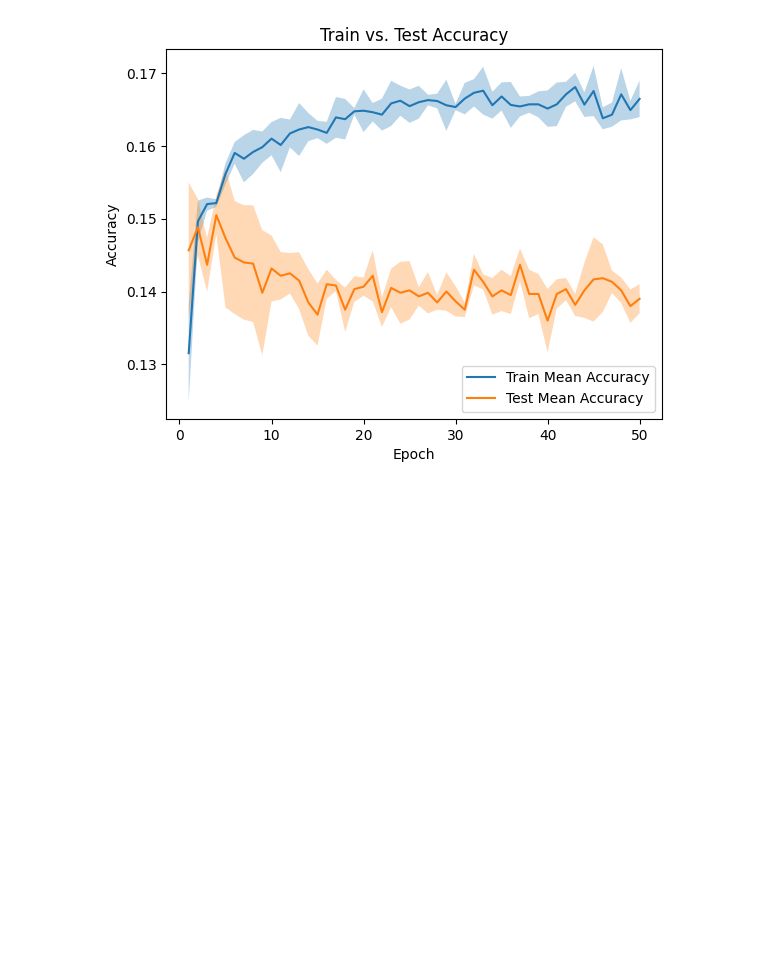
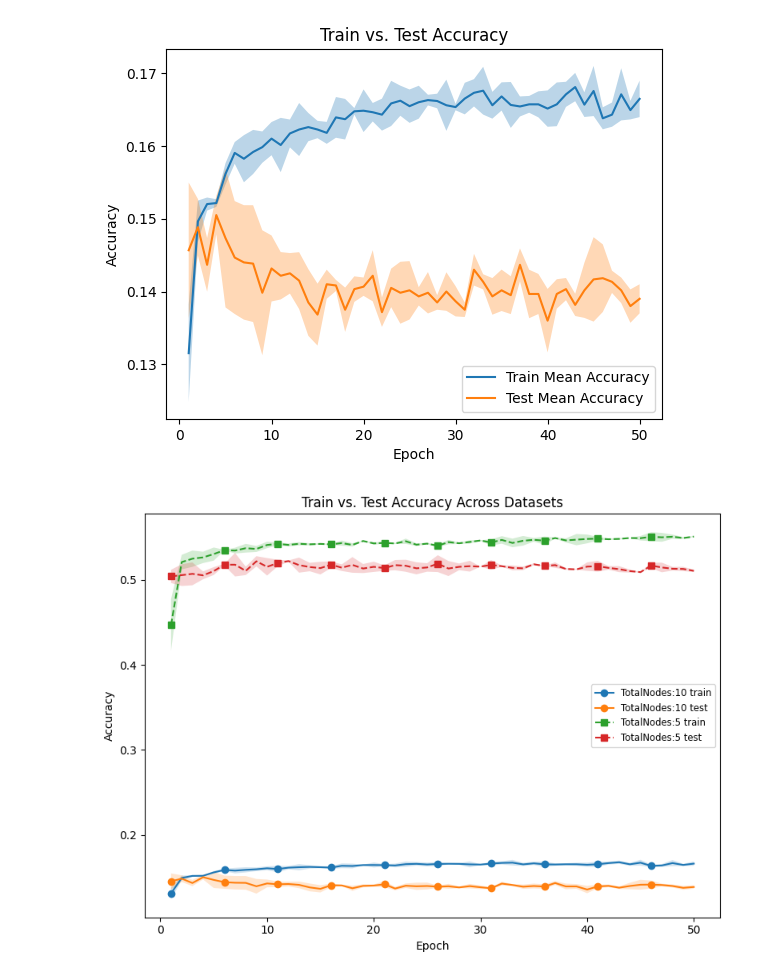
Before and after one commit to nabilasiregar/emergent-communication, a Jupyter notebook: analysis/plot.ipynb, the cells around one changed output. Saved outputs shown, nothing was run; the diff lists cells and outputs as text; code cells hidden in the pictures; blank space fills up the shorter version.

```diff
--- a/analysis/plot.ipynb
+++ b/analysis/plot.ipynb
@@ -80,0 +163,16 @@ plot_accuracy_over_epochs(run_dirs)
+# %%
+run_dirs = {
+    "TotalNodes:10": {
+        42: 'logs/baseline_human_gs_seed42_20250522_003034',
+        2025: 'logs/baseline_human_gs_seed2025_20250522_005536',
+        123: 'logs/baseline_human_gs_seed123_20250522_011314'
+    },
+    "TotalNodes:5": {
+        42: "logs/totalnodes:5_baseline_human_gs_seed42_20250522_095800",
+        2025: "logs/totalnodes:5_baseline_human_gs_seed2025_20250522_101617"
+    }
+}
+# %%
+plot_accuracy_over_epochs_for_different_datasets(run_dirs)
+# %% [output]
+[figure, added]
```
Also changed, not shown: parts of 5 cells of this notebook, 4 other files.
